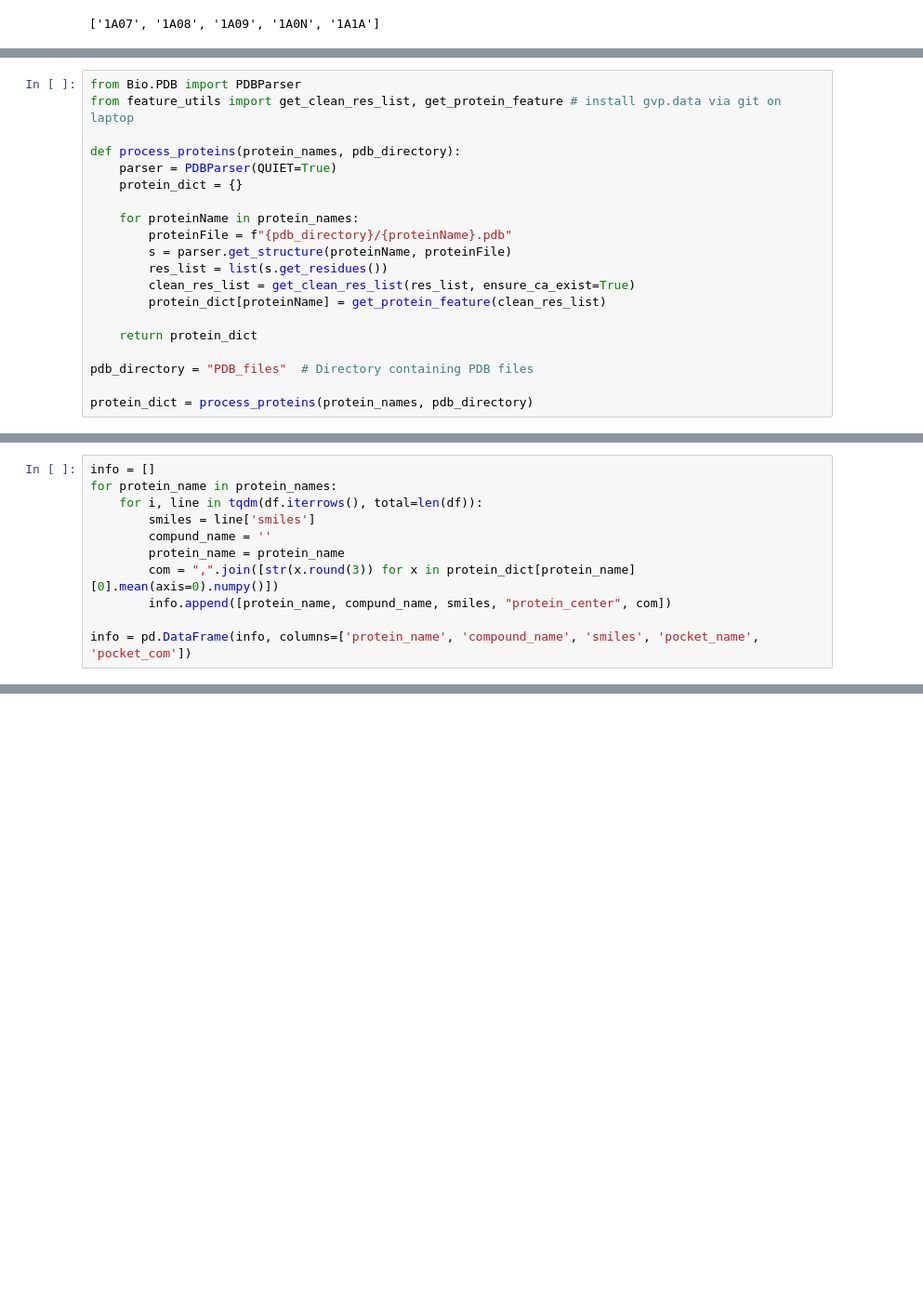
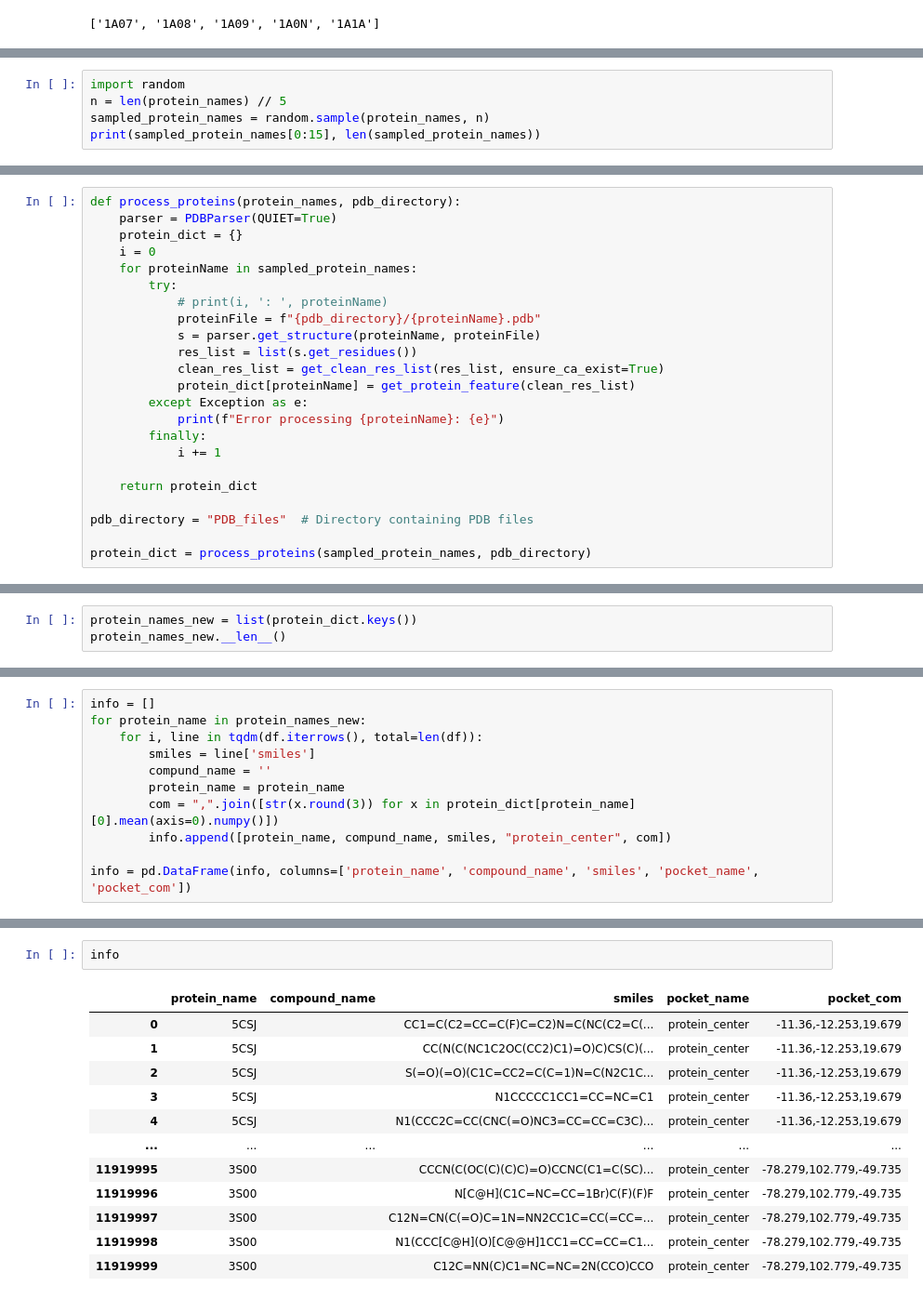
Before and after one commit to hernlerAnja/Practical-Work-for-AI, a Jupyter notebook: Virtual Screening.ipynb, the cells around one changed output, grey strips where cells are left out. Shown at 93% size. Cells and saved outputs as stored; diff of their text form; blank space fills up the shorter version.

```diff
--- a/Virtual Screening.ipynb
+++ b/Virtual Screening.ipynb
@@ -28,0 +36,5 @@ print(protein_names[0:5])
+# %%
+import random
+n = len(protein_names) // 5
+sampled_protein_names = random.sample(protein_names, n)
+print(sampled_protein_names[0:15], len(sampled_protein_names))
@@ -29,20 +43,23 @@ print(protein_names[0:5])
 # %%
-from Bio.PDB import PDBParser
-from feature_utils import get_clean_res_list, get_protein_feature # install gvp.data via git on laptop
-
 def process_proteins(protein_names, pdb_directory):
     parser = PDBParser(QUIET=True)
     protein_dict = {}
-
-    for proteinName in protein_names:
-        proteinFile = f"{pdb_directory}/{proteinName}.pdb"
-        s = parser.get_structure(proteinName, proteinFile)
-        res_list = list(s.get_residues())
-        clean_res_list = get_clean_res_list(res_list, ensure_ca_exist=True)
-        protein_dict[proteinName] = get_protein_feature(clean_res_list)
+    i = 0
+    for proteinName in sampled_protein_names:
+        try:
+            # print(i, ': ', proteinName)
+            proteinFile = f"{pdb_directory}/{proteinName}.pdb"
+            s = parser.get_structure(proteinName, proteinFile)
+            res_list = list(s.get_residues())
+            clean_res_list = get_clean_res_list(res_list, ensure_ca_exist=True)
+            protein_dict[proteinName] = get_protein_feature(clean_res_list)
+        except Exception as e:
+            print(f"Error processing {proteinName}: {e}")
+        finally:
+            i += 1
 
     return protein_dict
 
 pdb_directory = "PDB_files"  # Directory containing PDB files
 
-protein_dict = process_proteins(protein_names, pdb_directory)
+protein_dict = process_proteins(sampled_protein_names, pdb_directory)
@@ -50,0 +74,3 @@ ModuleNotFoundError: No module named 'gvp.data'
+# %%
+protein_names_new = list(protein_dict.keys())
+protein_names_new.__len__()
@@ -51,6 +79,6 @@ ModuleNotFoundError: No module named 'gvp.data'
 # %%
 info = []
-for protein_name in protein_names:
+for protein_name in protein_names_new:
     for i, line in tqdm(df.iterrows(), total=len(df)):
         smiles = line['smiles']
         compund_name = ''
@@ -61,0 +95,15 @@ info = pd.DataFrame(info, columns=['protein_name', 'compound_name', 'smiles', 'p
+# %%
+info
+# %% [output]
+|  | protein_name | compound_name | smiles | pocket_name | pocket_com |
+| 0 | 5CSJ |  | CC1=C(C2=CC=C(F)C=C2)N=C(NC(C2=C(... | protein_center | -11.36,-12.253,19.679 |
+| 1 | 5CSJ |  | CC(N(C(NC1C2OC(CC2)C1)=O)C)CS(C)(... | protein_center | -11.36,-12.253,19.679 |
+| 2 | 5CSJ |  | S(=O)(=O)(C1C=CC2=C(C=1)N=C(N2C1C... | protein_center | -11.36,-12.253,19.679 |
+| 3 | 5CSJ |  | N1CCCCC1CC1=CC=NC=C1 | protein_center | -11.36,-12.253,19.679 |
+| 4 | 5CSJ |  | N1(CCC2C=CC(CNC(=O)NC3=CC=CC=C3C)... | protein_center | -11.36,-12.253,19.679 |
+| ... | ... | ... | ... | ... | ... |
+| 11919995 | 3S00 |  | CCCN(C(OC(C)(C)C)=O)CCNC(C1=C(SC)... | protein_center | -78.279,102.779,-49.735 |
+| 11919996 | 3S00 |  | N[C@H](C1C=NC=CC=1Br)C(F)(F)F | protein_center | -78.279,102.779,-49.735 |
+| 11919997 | 3S00 |  | C12N=CN(C(=O)C=1N=NN2CC1C=CC(=CC=... | protein_center | -78.279,102.779,-49.735 |
+| 11919998 | 3S00 |  | N1(CCC[C@H](O)[C@@H]1CC1=CC=CC=C1... | protein_center | -78.279,102.779,-49.735 |
+| 11919999 | 3S00 |  | C12C=NN(C)C1=NC=NC=2N(CCO)CCO | protein_center | -78.279,102.779,-49.735 |
```
Also changed, not shown: parts of 25 cells of this notebook, 24 other files.
